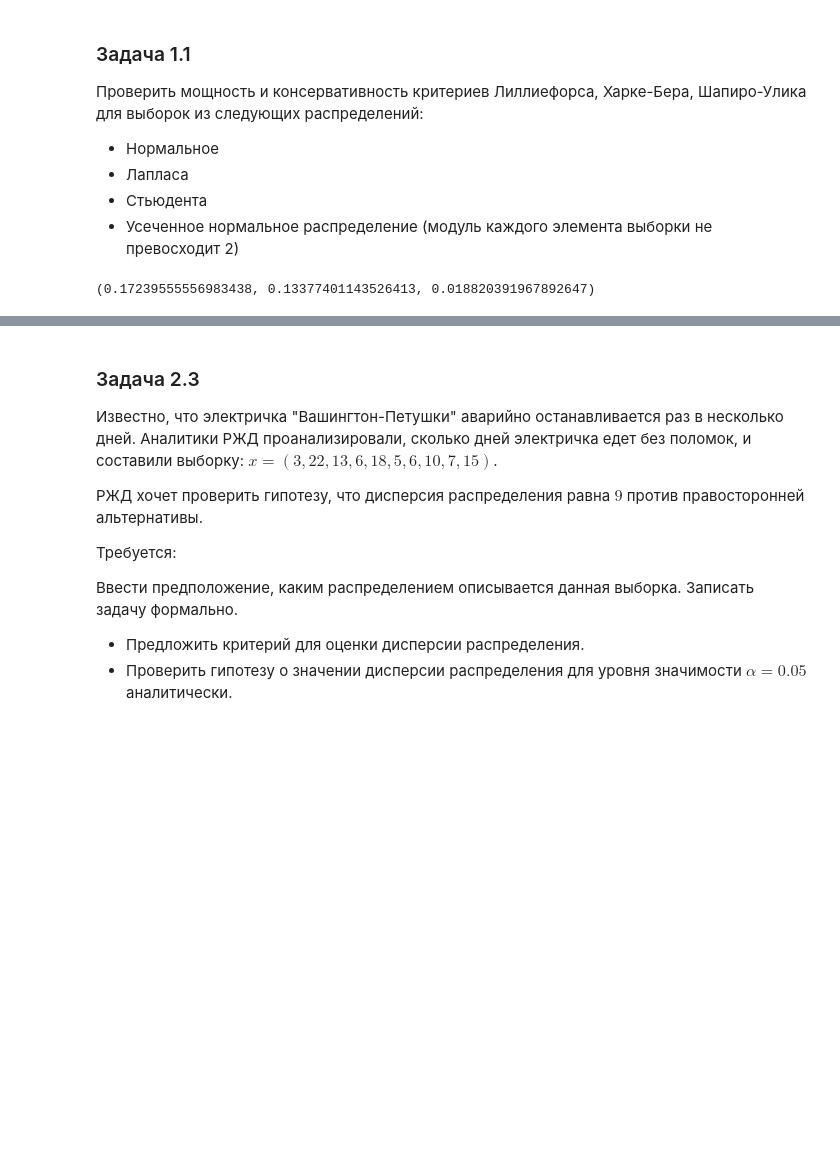
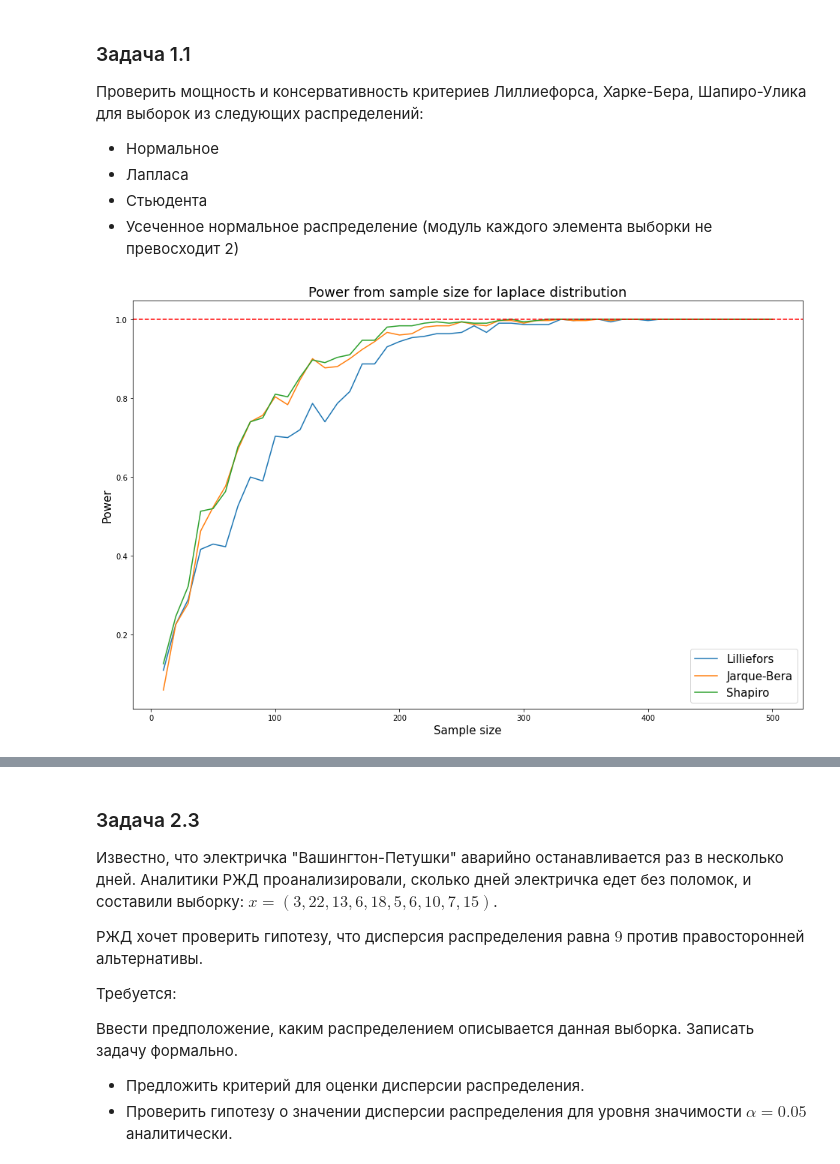
Before and after one commit to Alexuserx/Stats, a Jupyter notebook: Lab1/Stats_lab1.ipynb, the cells around one changed output, grey strips where cells are left out. Saved outputs shown, nothing was run; the diff lists cells and outputs as text; code cells hidden in the pictures; blank space fills up the shorter version.

```diff
--- a/Lab1/Stats_lab1.ipynb
+++ b/Lab1/Stats_lab1.ipynb
@@ -33,8 +34,3 @@ import scipy.stats as st
 import matplotlib.pyplot as plt
 from statsmodels.stats.diagnostic import lilliefors
 from scipy.stats import jarque_bera, shapiro
-# %%
-data_normal = rs.randn(100)
-lilliefors(data_normal)[1], jarque_bera(data_normal)[1], shapiro(data_normal)[1]
-# %% [output]
-(0.17239555556983438, 0.13377401143526413, 0.018820391967892647)
@@ -40,0 +59,43 @@ lilliefors(data_normal)[1], jarque_bera(data_normal)[1], shapiro(data_normal)[1]
+# %%
+def plot_power(gtype, ptype='Power', iters=100, MAX_SAMP=300, step=10, df=1, trunc=2):
+
+    sample_sizes = range(10, MAX_SAMP+1, step)
+
+    power_lilliefors, power_jarque_bera, power_shapiro = [], [], []
+
+    for sample_size in sample_sizes:
+
+        p_values = generator(gtype, iters, sample_size, df, trunc)
+
+        p_values = np.array(p_values).T
+        p_values_lilliefors, p_values_jarque_bera, p_values_shapiro = p_values[0], p_values[1], p_values[2]
+
+        power_lilliefors.append(len(p_values_lilliefors[p_values_lilliefors < 0.05]) / iters)
+        power_jarque_bera.append(len(p_values_jarque_bera[p_values_jarque_bera < 0.05]) / iters)
+        power_shapiro.append(len(p_values_shapiro[p_values_shapiro < 0.05]) / iters)
+
+
+    fig, axes = plt.subplots(figsize=(16, 10))
+
+    axes.plot(sample_sizes, power_lilliefors, sample_sizes, power_jarque_bera, sample_sizes, power_shapiro)
+    if ptype == 'Power':
+        axes.axhline(y = 1, color='r', linestyle='--')
+    else:
+        axes.axhline(y = 0.05, color='r', linestyle='--')
+
+    axes.legend(['Lilliefors', 'Jarque-Bera', 'Shapiro'], fontsize = 15)
+    axes.set_xlabel('Sample size', fontsize = 15)
+    axes.set_ylabel(ptype, fontsize = 15)
+
+    if gtype=='student':
+        comment = ' with df = ' + str(df)
+    elif gtype=='truncnorm':
+        comment = ' with trunc = ' + str(trunc)
+    else:
+        comment = ''
+
+    axes.set_title(ptype + ' from sample size for ' + gtype + ' distribution' + comment, fontsize = 18)
+# %%
+plot_power('laplace', iters=300, MAX_SAMP=500)
+# %% [output]
+[figure, added]
```
Also changed, not shown: parts of 32 cells of this notebook, 2 other files.
